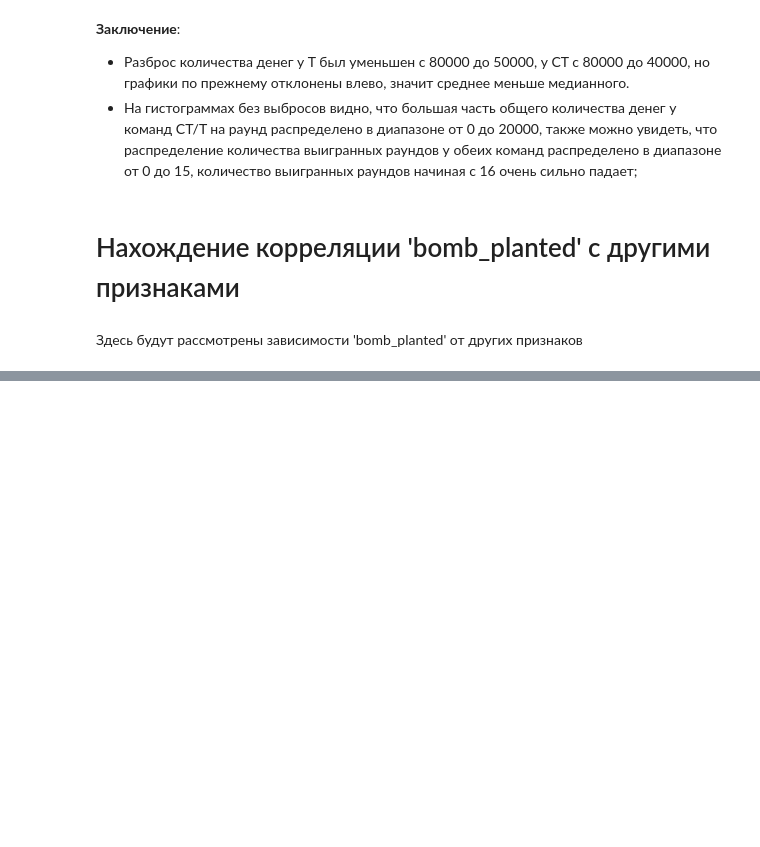
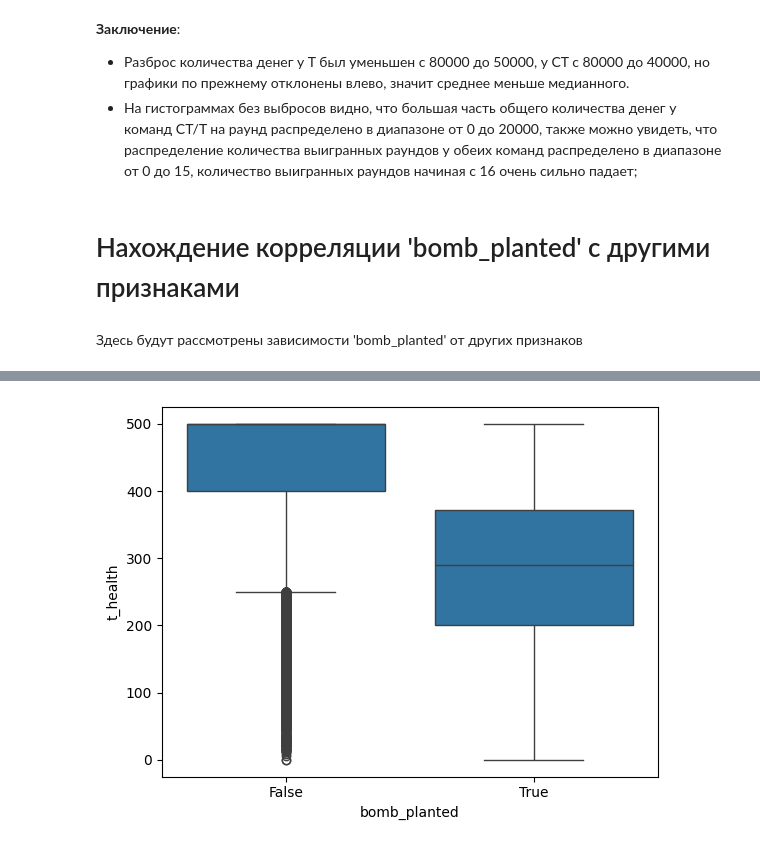
Before and after one commit to SergeyMotynga/OMSTU, a Jupyter notebook: ML/laboratory/lab_0/regression/regression_EDA.ipynb, the cells around one changed output, grey strips where cells are left out. Saved outputs shown, nothing was run; the diff lists cells and outputs as text; code cells hidden in the pictures; blank space fills up the shorter version.

```diff
--- a/ML/laboratory/lab_0/regression/regression_EDA.ipynb
+++ b/ML/laboratory/lab_0/regression/regression_EDA.ipynb
@@ -838,0 +860,7 @@ plt.show()
+# %%
+# Зависимость 'bomb_planted' от 't_health'
+
+sns.boxplot(x='bomb_planted', y='t_health', data=data_filtered)
+plt.show()
+# %% [output]
+[figure, added]
```
Also changed, not shown: parts of 13 cells of this notebook.
